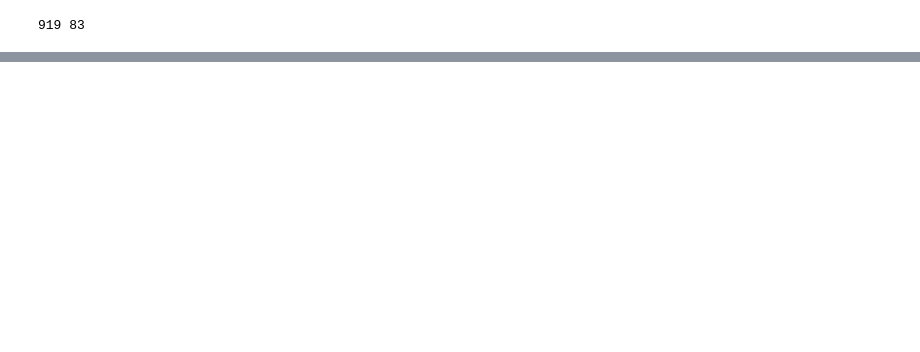
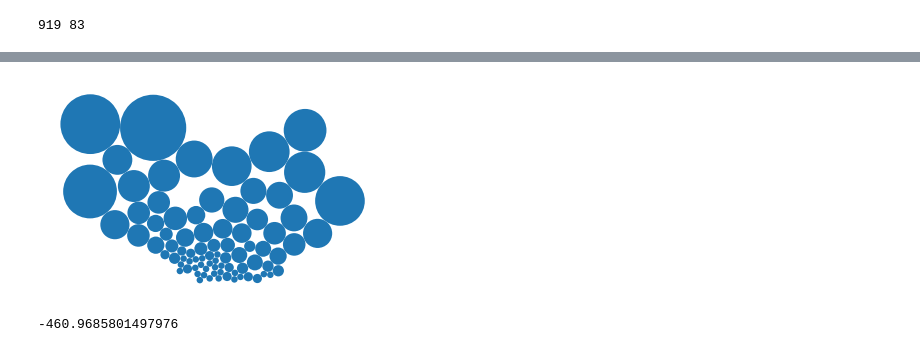
Before and after one commit to agurvich/hack-turday-morning, a Jupyter notebook: 2022-08-06-NASA_NHFP_network_viz/network.ipynb, the cells around one changed output, grey strips where cells are left out. Cells and saved outputs as stored; diff of their text form; code cells hidden in the pictures; blank space fills up the shorter version.

```diff
--- a/2022-08-06-NASA_NHFP_network_viz/network.ipynb
+++ b/2022-08-06-NASA_NHFP_network_viz/network.ipynb
@@ -368,0 +541,76 @@ locations
+# %%
+data_dict['xpos'] = c.x[:,0]
+data_dict['ypos'] = c.x[:,1]
+# %%
+import numpy as np
+import matplotlib.pyplot as plt
+
+# create 10 circles with different radii
+r = np.sqrt(data_dict['size'])#np.random.randint(5,15, size=10)
+
+class C():
+    def __init__(self,r):
+        self.N = len(r)
+        self.x = np.ones((self.N,3))
+        self.x[:,2] = r
+        maxstep = 2*self.x[:,2].max()
+        length = np.ceil(np.sqrt(self.N))
+        grid = np.arange(0,length*maxstep,maxstep)
+        gx,gy = np.meshgrid(grid,grid)
+        self.x[:,0] = gx.flatten()[:self.N]
+        self.x[:,1] = gy.flatten()[:self.N]
+        self.x[:,:2] = self.x[:,:2] - np.mean(self.x[:,:2], axis=0)
+
+        self.step = self.x[:,2].min()
+        self.p = lambda x,y: np.sum((x**2+y**2)**2)
+        self.E = self.energy()
+        self.iter = 1.
+
+    def minimize(self):
+        while self.iter < 1000:
+            for i in range(self.N):
+                rand = np.random.randn(2)*self.step/self.iter
+                self.x[i,:2] += rand
+                e = self.energy()
+                if (e < self.E and self.isvalid(i)):
+                    self.E = e
+                    self.iter = 1.
+                else:
+                    self.x[i,:2] -= rand
+                    self.iter += 1.
+
+    def energy(self):
+        return self.p(self.x[:,0], self.x[:,1])
+
+    def distance(self,x1,x2):
+        return np.sqrt((x1[0]-x2[0])**2+(x1[1]-x2[1])**2)-x1[2]-x2[2]
+
+    def isvalid(self, i):
+        for j in range(self.N):
+            if i!=j:
+                if self.distance(self.x[i,:], self.x[j,:]) < 0:
+                    return False
+        return True
+
+    def plot(self, ax):
+        for i in range(self.N):
+            circ = plt.Circle(self.x[i,:2],self.x[i,2] )
+            ax.add_patch(circ)
+
+c = C(r)
+
+fig, ax = plt.subplots(subplot_kw=dict(aspect="equal"))
+ax.axis("off")
+
+c.minimize()
+
+c.plot(ax)
+ax.relim()
+ax.autoscale_view()
+plt.show()
+# %% [output]
+[figure, added]
+# %%
+data_dict['xpos'].min()
+# %% [output]
+-460.9685801497976
```
Also changed, not shown: parts of 17 cells of this notebook.
